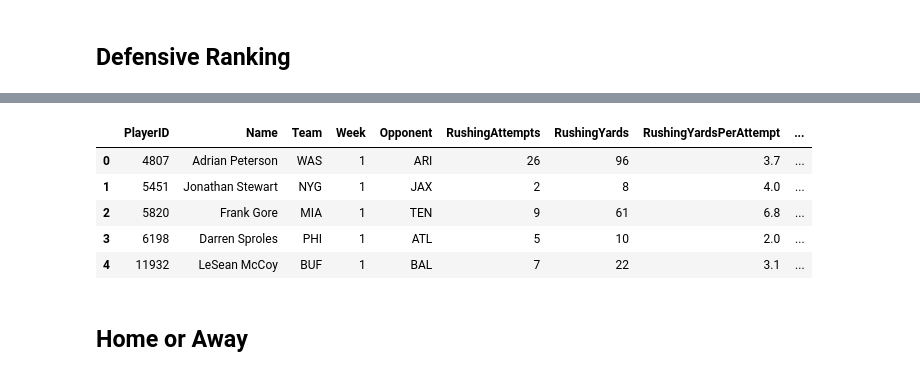
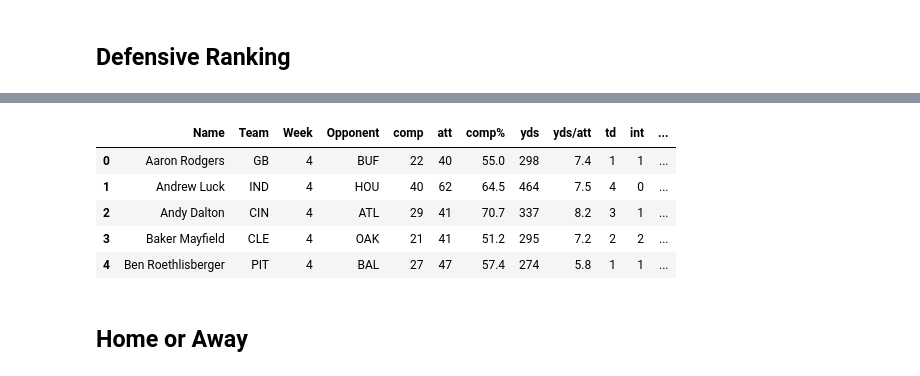
Before and after one commit to bobbdyai73/draftkings, a Jupyter notebook: positional_dataframe_weekly_update.ipynb, the cells around one changed output, grey strips where cells are left out. Drawn from its saved outputs; the diff is of its cells as text; code cells hidden in the pictures.

```diff
--- a/positional_dataframe_weekly_update.ipynb
+++ b/positional_dataframe_weekly_update.ipynb
@@ -63,0 +111,3 @@ df1.dropna()
+# %%
+wk5 = add_salary(wk5,wk5_sal)
+wk5.head()
@@ -118 +147,17 @@ array([2, 1, 4, 3], dtype=int64)
+# %%
+wk5.rename(columns={'PassingCompletions':'comp',
+              'PassingAttempts':'att',
+              'PassingCompletionPercentage':'comp%',
+              'PassingYards':'yds',
+              'PassingYardsPerAttempt':'yds/att',
+              'PassingTouchdowns':'td',
+              'PassingInterceptions':'int',
+              'PassingRating':'rat',
+              'RushingAttempts':'ru_att',
+              'RushingYards':'ru_yds',
+              'RushingYardsPerAttempt':'ru_yds/att',
+              'RushingTouchdowns':'ru_td',
+              'FantasyPointsDraftKings':'points'}, inplace=True)
+# %%
+wk5['year']=2018
 # %%
@@ -146 +175,3 @@ Index(['Rank', 'PlayerID', 'Name', 'Team', 'Position', 'Week', 'Opponent',
       dtype='object')
+# %%
+wk5.drop(['comp','yds/att','int','ru_att','ry_yds','ru_yds/att','ru-td'], axis=1,inplace=True)
@@ -503,12 +611,12 @@ df = add_defensive_rank(df,def_2018,'rb')
 # %%
-df.head()
+wk5.head()
 # %% [output]
-|  | PlayerID | Name | Team | Week | Opponent | RushingAttempts | RushingYards | RushingYardsPerAttempt | ... |
-| 0 | 4807 | Adrian Peterson | WAS | 1 | ARI | 26 | 96 | 3.7 | ... |
-| 1 | 5451 | Jonathan Stewart | NYG | 1 | JAX | 2 | 8 | 4.0 | ... |
-| 2 | 5820 | Frank Gore | MIA | 1 | TEN | 9 | 61 | 6.8 | ... |
-| 3 | 6198 | Darren Sproles | PHI | 1 | ATL | 5 | 10 | 2.0 | ... |
-| 4 | 11932 | LeSean McCoy | BUF | 1 | BAL | 7 | 22 | 3.1 | ... |
+|  | Name | Team | Week | Opponent | comp | att | comp% | yds | yds/att | td | int | ... |
+| 0 | Aaron Rodgers | GB | 4 | BUF | 22 | 40 | 55.0 | 298 | 7.4 | 1 | 1 | ... |
+| 1 | Andrew Luck | IND | 4 | HOU | 40 | 62 | 64.5 | 464 | 7.5 | 4 | 0 | ... |
+| 2 | Andy Dalton | CIN | 4 | ATL | 29 | 41 | 70.7 | 337 | 8.2 | 3 | 1 | ... |
+| 3 | Baker Mayfield | CLE | 4 | OAK | 21 | 41 | 51.2 | 295 | 7.2 | 2 | 2 | ... |
+| 4 | Ben Roethlisberger | PIT | 4 | BAL | 27 | 47 | 57.4 | 274 | 5.8 | 1 | 1 | ... |
 # %% [markdown]
 ## Home or Away
 # %%
```
Also changed, not shown: parts of 45 cells of this notebook, 33 other files.
